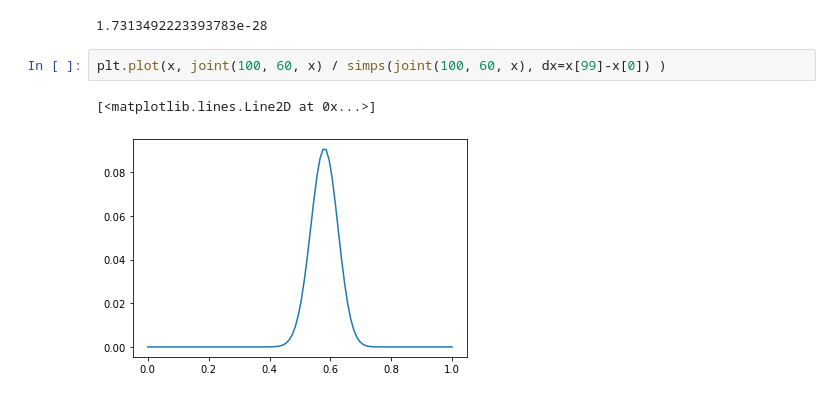
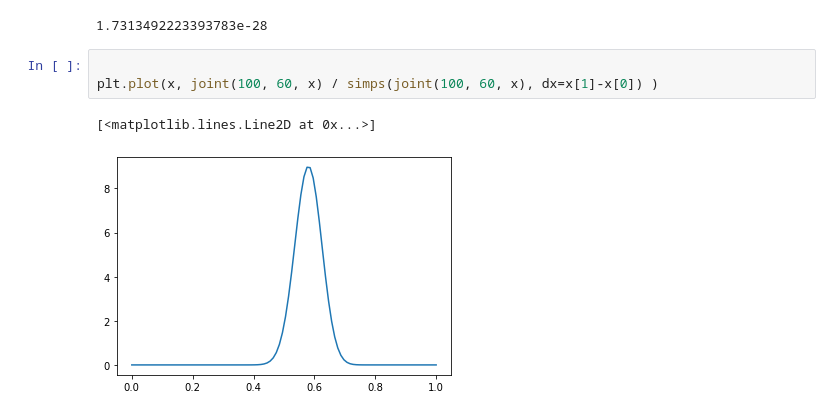
Before and after one commit to gabgilling/Bayesian-Blogs, a Jupyter notebook: Posterior integration.ipynb, the cells around one changed output. Cells and saved outputs as stored; diff of their text form.

```diff
--- a/Posterior integration.ipynb
+++ b/Posterior integration.ipynb
@@ -49,7 +58,8 @@ simps(joint(100, 60, x), dx=x[99]-x[0])
 # %% [output]
 1.7313492223393783e-28
 # %%
-plt.plot(x, joint(100, 60, x) / simps(joint(100, 60, x), dx=x[99]-x[0]) )
+
+plt.plot(x, joint(100, 60, x) / simps(joint(100, 60, x), dx=x[1]-x[0]) )
 # %% [output]
 [<matplotlib.lines.Line2D at 0x...>]
-[figure, old version]
+[figure, new version]
```
Also changed, not shown: parts of 6 cells of this notebook, 1 other file.
